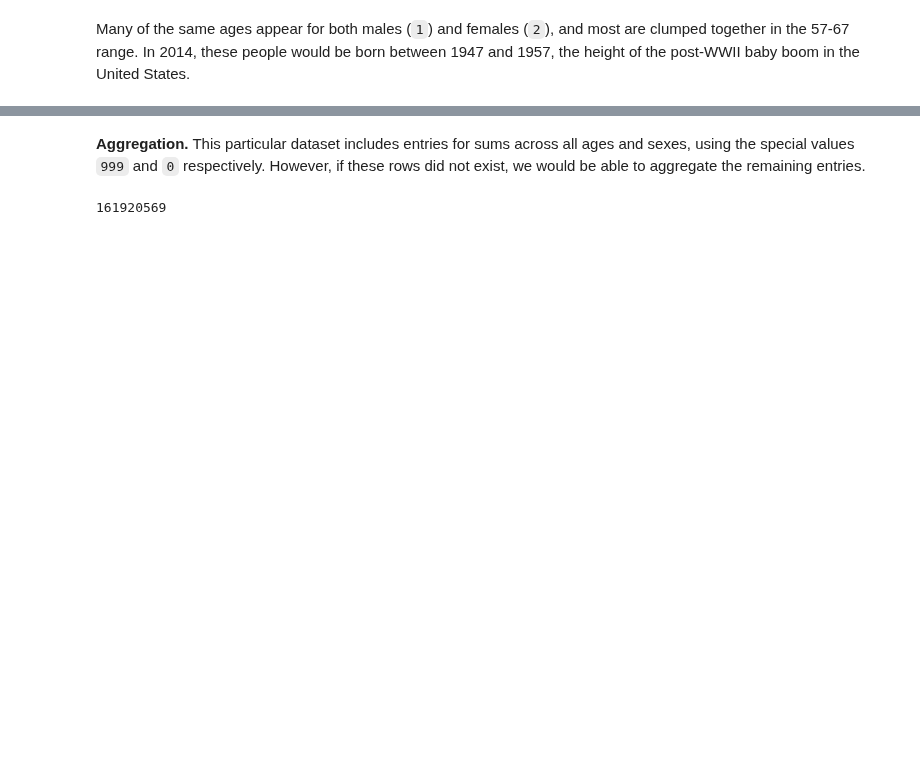
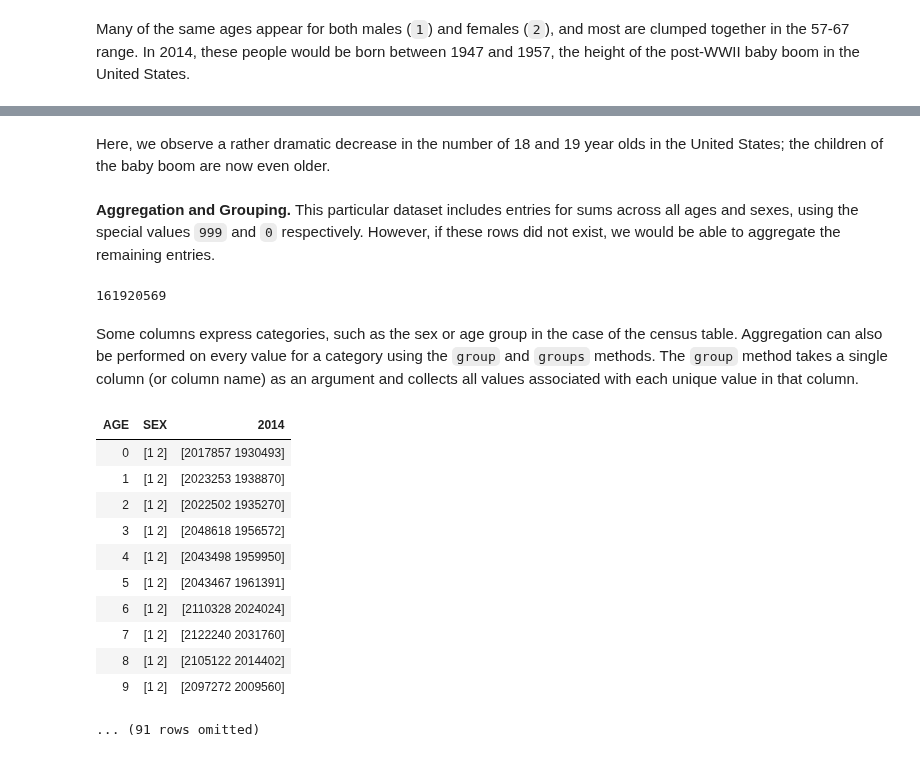
Before and after one commit to data-8/data-8.github.io, a Jupyter notebook: text/examples/Tables.ipynb, the cells around one changed output, grey strips where cells are left out. Saved outputs shown, nothing was run; the diff lists cells and outputs as text; code cells hidden in the pictures; blank space fills up the shorter version.

```diff
--- a/text/examples/Tables.ipynb
+++ b/text/examples/Tables.ipynb
@@ -208,3 +226,5 @@ Many of the same ages appear for both males (`1`) and females (`2`), and most ar
+# %% [markdown]
+Here, we observe a rather dramatic decrease in the number of 18 and 19 year olds in the United States; the children of the baby boom are now even older.
 # %% [markdown]
-**Aggregation.** This particular dataset includes entries for sums across all ages and sexes, using the special values `999` and `0` respectively. However, if these rows did not exist, we would be able to aggregate the remaining entries.
+**Aggregation and Grouping.** This particular dataset includes entries for sums across all ages and sexes, using the special values `999` and `0` respectively. However, if these rows did not exist, we would be able to aggregate the remaining entries.
 # %%
@@ -213,3 +233,20 @@ females = no_sums.where('SEX', 2)
 sum(females['2014'])
 # %% [output]
 161920569
+# %% [markdown]
+Some columns express categories, such as the sex or age group in the case of the census table. Aggregation can also be performed on every value for a category using the `group` and `groups` methods. The `group` method takes a single column (or column name) as an argument and collects all values associated with each unique value in that column.
+# %%
+no_sums.group('AGE')
+# %% [output]
+| AGE | SEX | 2014 |
+| 0 | [1 2] | [2017857 1930493] |
+| 1 | [1 2] | [2023253 1938870] |
+| 2 | [1 2] | [2022502 1935270] |
+| 3 | [1 2] | [2048618 1956572] |
+| 4 | [1 2] | [2043498 1959950] |
+| 5 | [1 2] | [2043467 1961391] |
+| 6 | [1 2] | [2110328 2024024] |
+| 7 | [1 2] | [2122240 2031760] |
+| 8 | [1 2] | [2105122 2014402] |
+| 9 | [1 2] | [2097272 2009560] |
+... (91 rows omitted)
```
Also changed, not shown: parts of 15 cells of this notebook, 3 other files.
